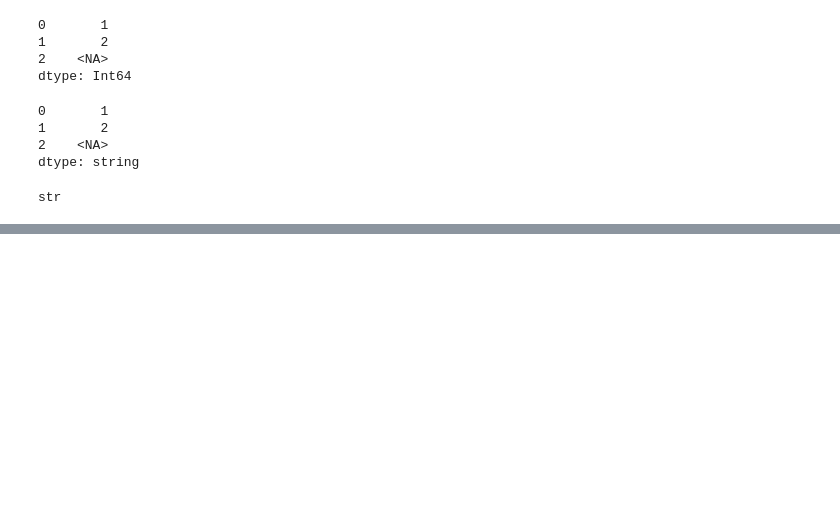
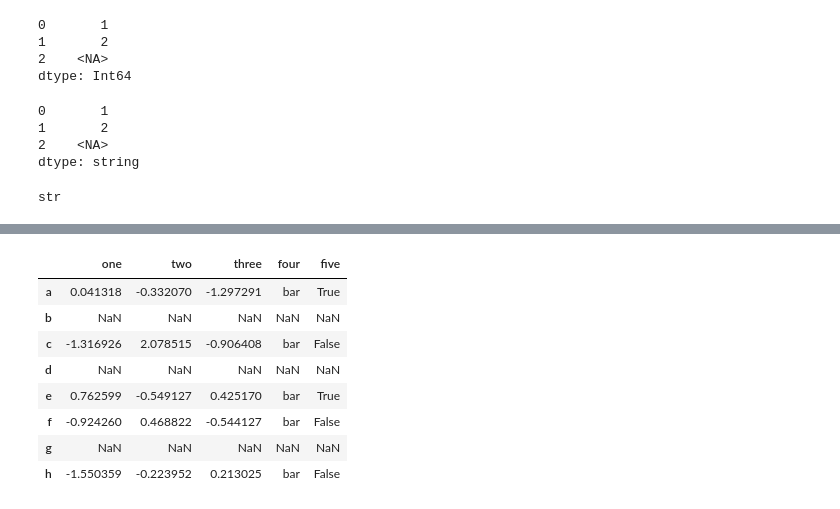
Before and after one commit to PavankumarUppar/Pandas, a Jupyter notebook: Pandas.ipynb, the cells around one changed output, grey strips where cells are left out. Drawn from its saved outputs; the diff is of its cells as text; code cells hidden in the pictures; blank space fills up the shorter version.

```diff
--- a/Pandas.ipynb
+++ b/Pandas.ipynb
@@ -454,0 +735,10 @@ str
+# %%
+df = pd.DataFrame(
+    np.random.randn(5, 3),
+    index=["a", "c", "e", "f", "h"],
+    columns=["one", "two", "three"],
+)
+# %%
+df["four"] = "bar"
+# %%
+df["five"] = df["one"] > 0
@@ -454,0 +754,13 @@ str
+# %%
+df2 = df.reindex(["a", "b", "c", "d", "e", "f", "g", "h"])
+df2
+# %% [output]
+|  | one | two | three | four | five |
+| a | 0.041318 | -0.332070 | -1.297291 | bar | True |
+| b | NaN | NaN | NaN | NaN | NaN |
+| c | -1.316926 | 2.078515 | -0.906408 | bar | False |
+| d | NaN | NaN | NaN | NaN | NaN |
+| e | 0.762599 | -0.549127 | 0.425170 | bar | True |
+| f | -0.924260 | 0.468822 | -0.544127 | bar | False |
+| g | NaN | NaN | NaN | NaN | NaN |
+| h | -1.550359 | -0.223952 | 0.213025 | bar | False |
```
Also changed, not shown: parts of 60 cells of this notebook.
